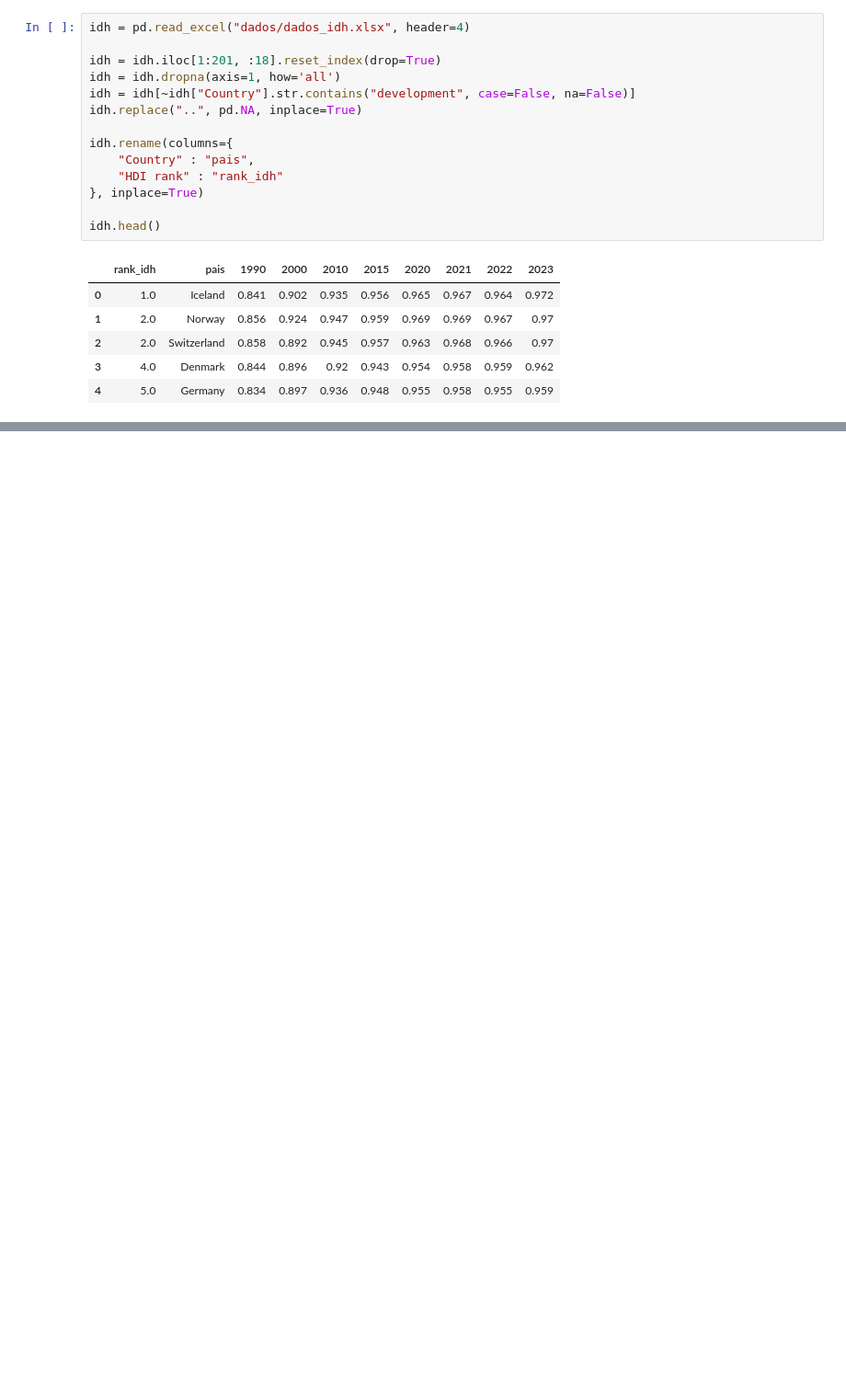
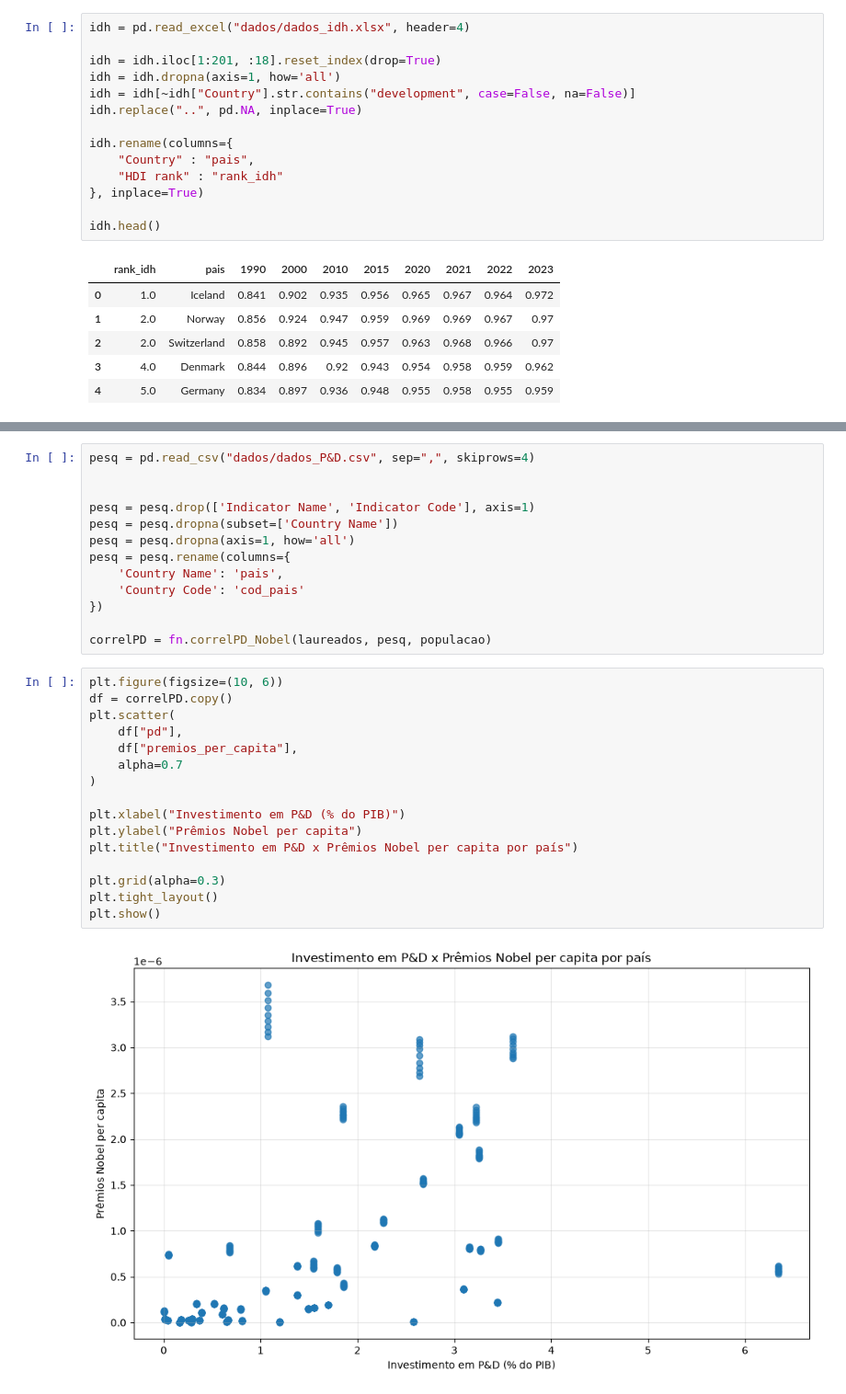
Before and after one commit to FelipeSoares-code/analise-laureados-premio-nobel, a Jupyter notebook: notebooks/correlacoes.ipynb, the cells around one changed output, grey strips where cells are left out. Shown at 92% size. Cells and saved outputs as stored; diff of their text form; blank space fills up the shorter version.

```diff
--- a/notebooks/correlacoes.ipynb
+++ b/notebooks/correlacoes.ipynb
@@ -59,0 +59,31 @@ plt.show()
+# %%
+pesq = pd.read_csv("dados/dados_P&D.csv", sep=",", skiprows=4)
+
+
+pesq = pesq.drop(['Indicator Name', 'Indicator Code'], axis=1)
+pesq = pesq.dropna(subset=['Country Name'])
+pesq = pesq.dropna(axis=1, how='all')
+pesq = pesq.rename(columns={
+    'Country Name': 'pais',
+    'Country Code': 'cod_pais'
+})
+
+correlPD = fn.correlPD_Nobel(laureados, pesq, populacao)
+# %%
+plt.figure(figsize=(10, 6))
+df = correlPD.copy()
+plt.scatter(
+    df["pd"],
+    df["premios_per_capita"],
+    alpha=0.7
+)
+
+plt.xlabel("Investimento em P&D (% do PIB)")
+plt.ylabel("Prêmios Nobel per capita")
+plt.title("Investimento em P&D x Prêmios Nobel per capita por país")
+
+plt.grid(alpha=0.3)
+plt.tight_layout()
+plt.show()
+# %% [output]
+[figure, added]
```
Also changed, not shown: parts of 2 cells of this notebook, 3 other files.
